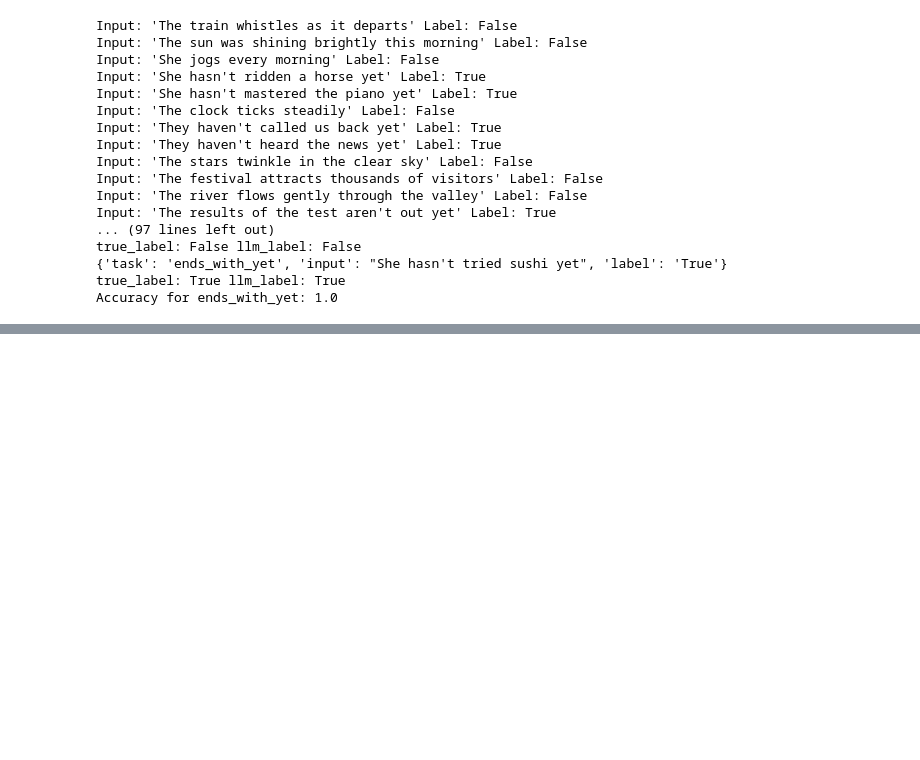
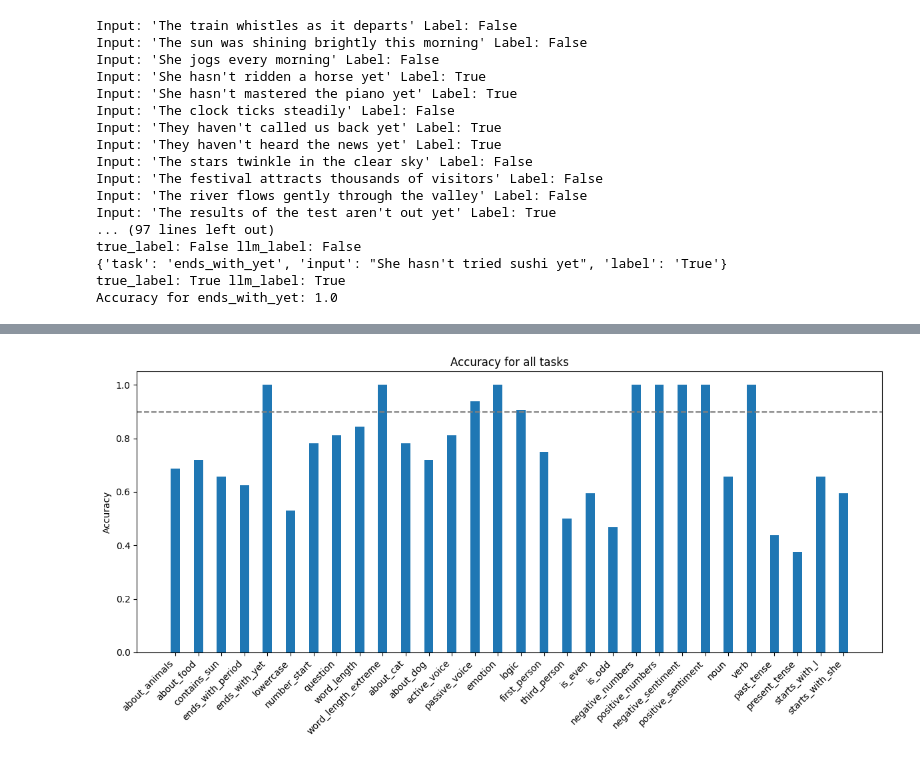
Before and after one commit to TDulka/rule-awareness-evals, a Jupyter notebook: exploration.ipynb, the cells around one changed output, grey strips where cells are left out. Saved outputs shown, nothing was run; the diff lists cells and outputs as text; code cells hidden in the pictures; blank space fills up the shorter version.

```diff
--- a/exploration.ipynb
+++ b/exploration.ipynb
@@ -200,0 +255,30 @@ Accuracy for ends_with_yet: 1.0
+# %%
+flat_accuracies = single_task_accuracies.copy()
+for acc in double_task_accuracies:
+    flat_accuracies.extend([acc[0], acc[1]])
+
+flat_labels = single_tasks.copy()
+for pair in double_tasks:
+    flat_labels.extend([pair[0], pair[1]])
+
+# Create a combined bar graph for both single and double tasks
+fig, ax = plt.subplots(figsize=(12, 6))
+
+x_combined = range(len(flat_accuracies))
+
+bar_width = 0.4
+
+ax.bar(x_combined, flat_accuracies, width=bar_width)
+
+ax.set_ylabel('Accuracy')
+ax.set_title('Accuracy for all tasks')
+ax.set_xticks(x_combined)
+ax.set_xticklabels(flat_labels, rotation=45, ha='right')
+
+# Add a horizontal line at 0.9 accuracy
+ax.axhline(y=0.9, color='gray', linestyle='--')
+
+plt.tight_layout()
+plt.show()
+# %% [output]
+[figure, added]
```
Also changed, not shown: parts of 9 cells of this notebook.
